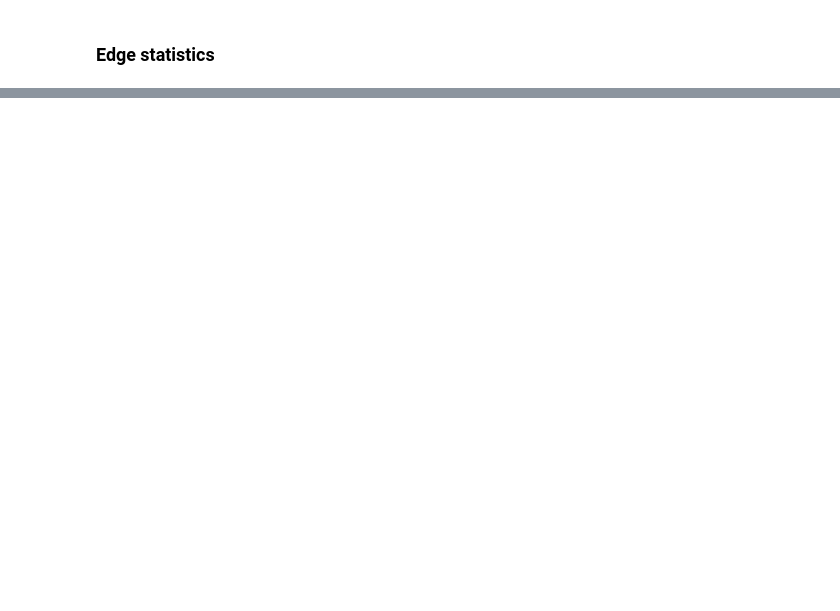
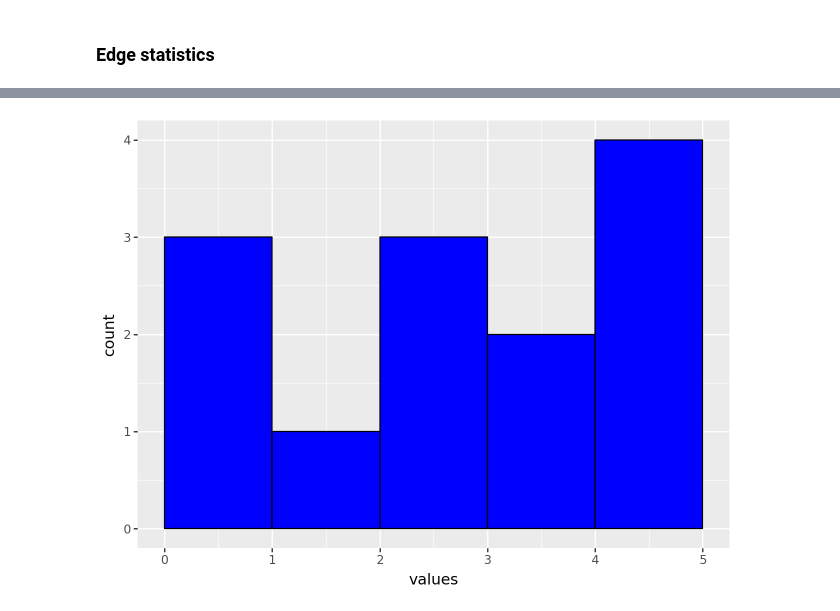
Before and after one commit to cicese-biocom/PepProtGraphAnalyzer, a Jupyter notebook: notebooks/Graph Analysis.ipynb, the cells around one changed output, grey strips where cells are left out. Cells and saved outputs as stored; diff of their text form; code cells hidden in the pictures; blank space fills up the shorter version.

```diff
--- a/notebooks/Graph Analysis.ipynb
+++ b/notebooks/Graph Analysis.ipynb
@@ -166,0 +149,19 @@ edge_stats_by_function.head(7)
+# %%
+from plotnine import ggplot, aes, geom_histogram, scale_x_continuous
+import pandas as pd
+
+# Datos de ejemplo
+data = pd.DataFrame({
+    'values': [0, 0, 1, 2, 3, 3, 3, 4, 4, 5, 5, 5, 5]
+})
+
+# Crear un histograma con el eje x comenzando en cero
+plot = (
+    ggplot(data, aes(x='values')) +
+    geom_histogram(binwidth=1, fill="blue", color="black", boundary=0) +  # Configura el binwidth según tus necesidades
+    scale_x_continuous(limits=(0, None))  # Asegura que el eje x comience en cero
+)
+
+plot.show()
+# %% [output]
+[figure, added]
```
Also changed, not shown: parts of 13 cells of this notebook, 1 other file.
